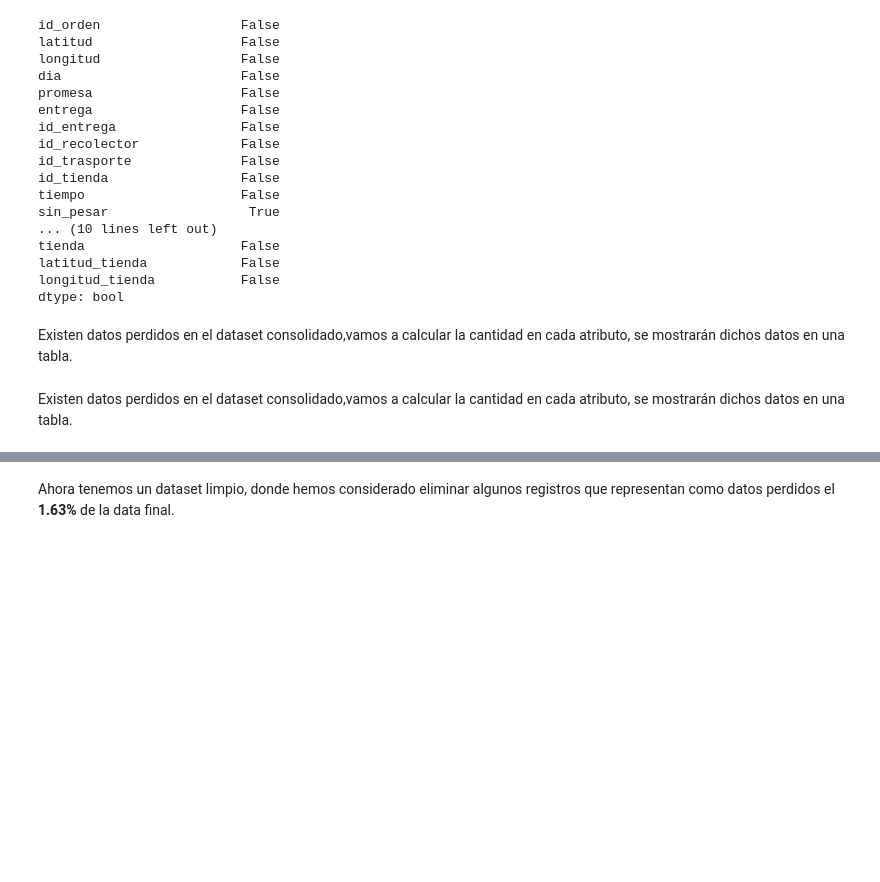
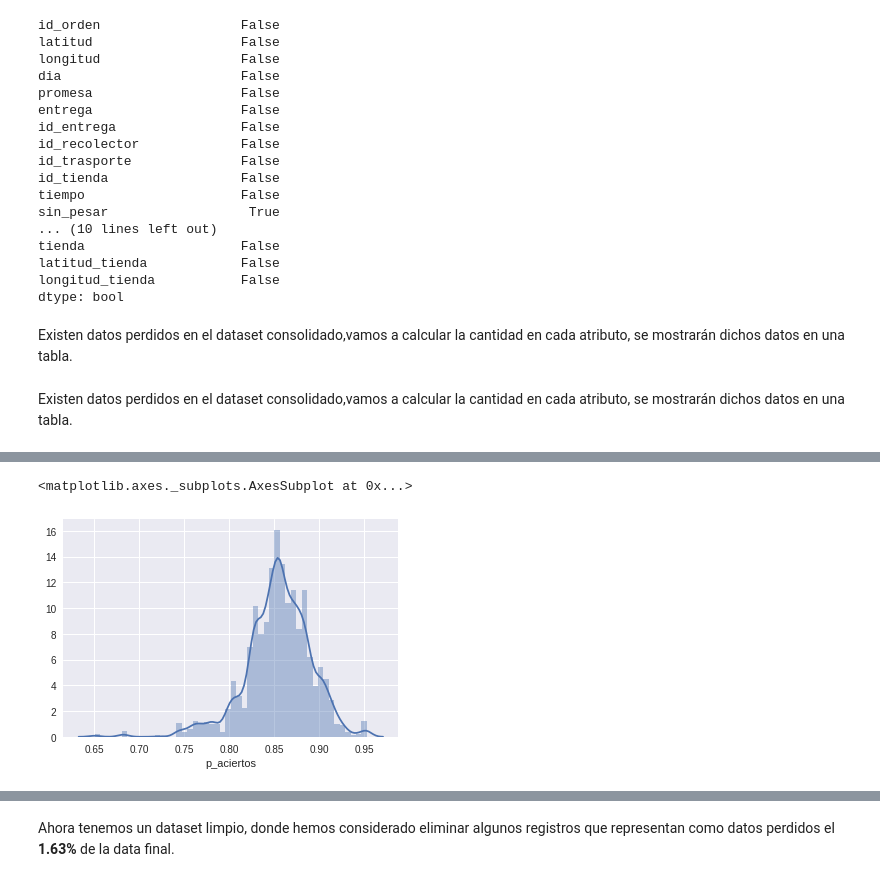
Before and after one commit to callejasv1/proyecto_oraculo, a Jupyter notebook: ProyectoV_Original.ipynb, the cells around one changed output, grey strips where cells are left out. Drawn from its saved outputs; the diff is of its cells as text; code cells hidden in the pictures; blank space fills up the shorter version.

```diff
--- a/ProyectoV_Original.ipynb
+++ b/ProyectoV_Original.ipynb
@@ -419,2 +346,9 @@ missing_values
+# %%
+df2 = df.copy()
 # %%
-df.dropna(inplace=True)
+df2.dropna(inplace=True)
+# %%
+sns.distplot(df2.p_aciertos)
+# %% [output]
+<matplotlib.axes._subplots.AxesSubplot at 0x...>
+[figure, added]
```
Also changed, not shown: parts of 56 cells of this notebook, 1 other file.
